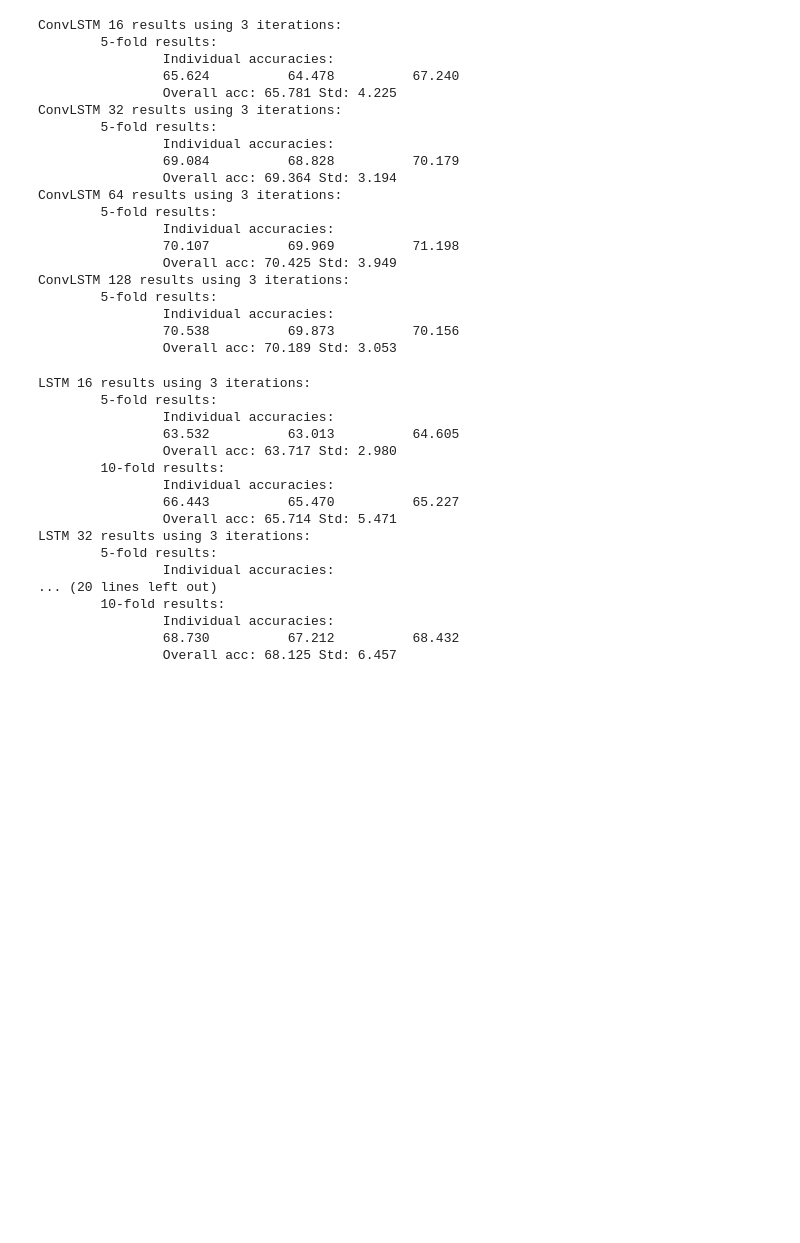
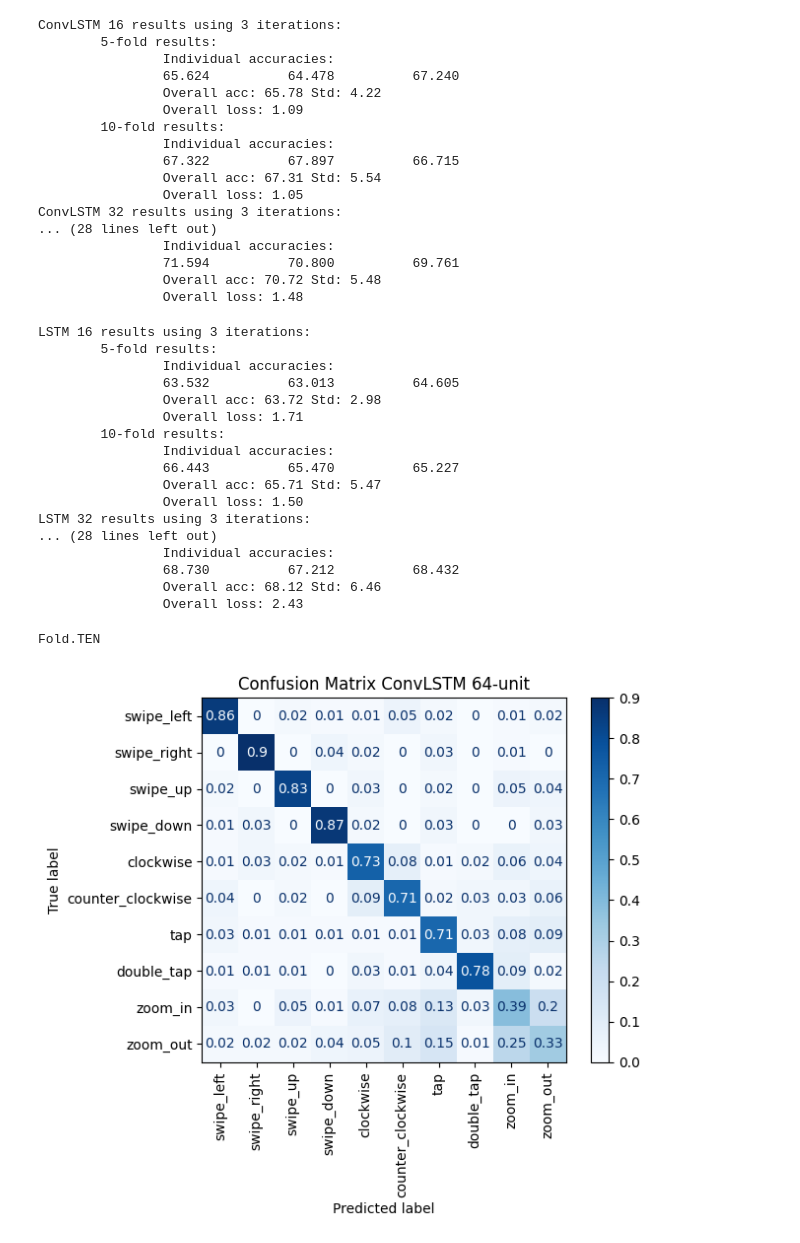
Before and after one commit to SemvandenBroek/CSE3000-gestures, a Jupyter notebook: ml-dev/analyze_results.ipynb, the cells around one changed output. Drawn from its saved outputs; the diff is of its cells as text; code cells hidden in the pictures; blank space fills up the shorter version.

```diff
--- a/ml-dev/analyze_results.ipynb
+++ b/ml-dev/analyze_results.ipynb
@@ -28,45 +57,56 @@ def display_results(data):
 # %%
-conv_lstm = load_pickle('../results', 'conv_lstm_five.pickle')
+# Analyze accuracies
+conv_lstm = load_pickle('../results', 'conv_lstm.pickle')
 display_results(conv_lstm)
 # %% [output]
 ConvLSTM 16 results using 3 iterations:
         5-fold results:
                 Individual accuracies:
                 65.624          64.478          67.240
-                Overall acc: 65.781 Std: 4.225
+                Overall acc: 65.78 Std: 4.22
+                Overall loss: 1.09
+        10-fold results:
+                Individual accuracies:
+                67.322          67.897          66.715
+                Overall acc: 67.31 Std: 5.54
+                Overall loss: 1.05
 ConvLSTM 32 results using 3 iterations:
-        5-fold results:
+... (28 lines left out)
                 Individual accuracies:
-                69.084          68.828          70.179
-                Overall acc: 69.364 Std: 3.194
-ConvLSTM 64 results using 3 iterations:
-        5-fold results:
-                Individual accuracies:
-                70.107          69.969          71.198
-                Overall acc: 70.425 Std: 3.949
-ConvLSTM 128 results using 3 iterations:
-        5-fold results:
-                Individual accuracies:
-                70.538          69.873          70.156
-                Overall acc: 70.189 Std: 3.053
+                71.594          70.800          69.761
+                Overall acc: 70.72 Std: 5.48
+                Overall loss: 1.48
 # %%
-conv_lstm = load_pickle('../results', 'lstm.pickle')
-display_results(conv_lstm)
+# Analyze accuracies
+lstm = load_pickle('../results', 'lstm.pickle')
+display_results(lstm)
 # %% [output]
 LSTM 16 results using 3 iterations:
         5-fold results:
                 Individual accuracies:
                 63.532          63.013          64.605
-                Overall acc: 63.717 Std: 2.980
+                Overall acc: 63.72 Std: 2.98
+                Overall loss: 1.71
         10-fold results:
                 Individual accuracies:
                 66.443          65.470          65.227
-                Overall acc: 65.714 Std: 5.471
+                Overall acc: 65.71 Std: 5.47
+                Overall loss: 1.50
 LSTM 32 results using 3 iterations:
-        5-fold results:
-                Individual accuracies:
-... (20 lines left out)
-        10-fold results:
+... (28 lines left out)
                 Individual accuracies:
                 68.730          67.212          68.432
-                Overall acc: 68.125 Std: 6.457
+                Overall acc: 68.12 Std: 6.46
+                Overall loss: 2.43
+# %%
+conv_lstm = load_pickle('../results', 'conv_lstm.pickle')
+# Ugly hack because python enums won't work as expected
+fold_idx = list(conv_lstm.get('ConvLSTM 64').get('folds').keys())[0]
+print(fold_idx)
+fold_ten = conv_lstm.get('ConvLSTM 64').get('folds').get(fold_idx)
+
+confusions = np.array(list(map(lambda x: x['confusion_per_fold'], fold_ten)))
+draw_conf_matrix(confusions, '../results/figs/', "Confusion Matrix ConvLSTM 64-unit")
+# %% [output]
+Fold.TEN
+[figure, added]
```
Also changed, not shown: parts of 3 cells of this notebook, 12 other files.
